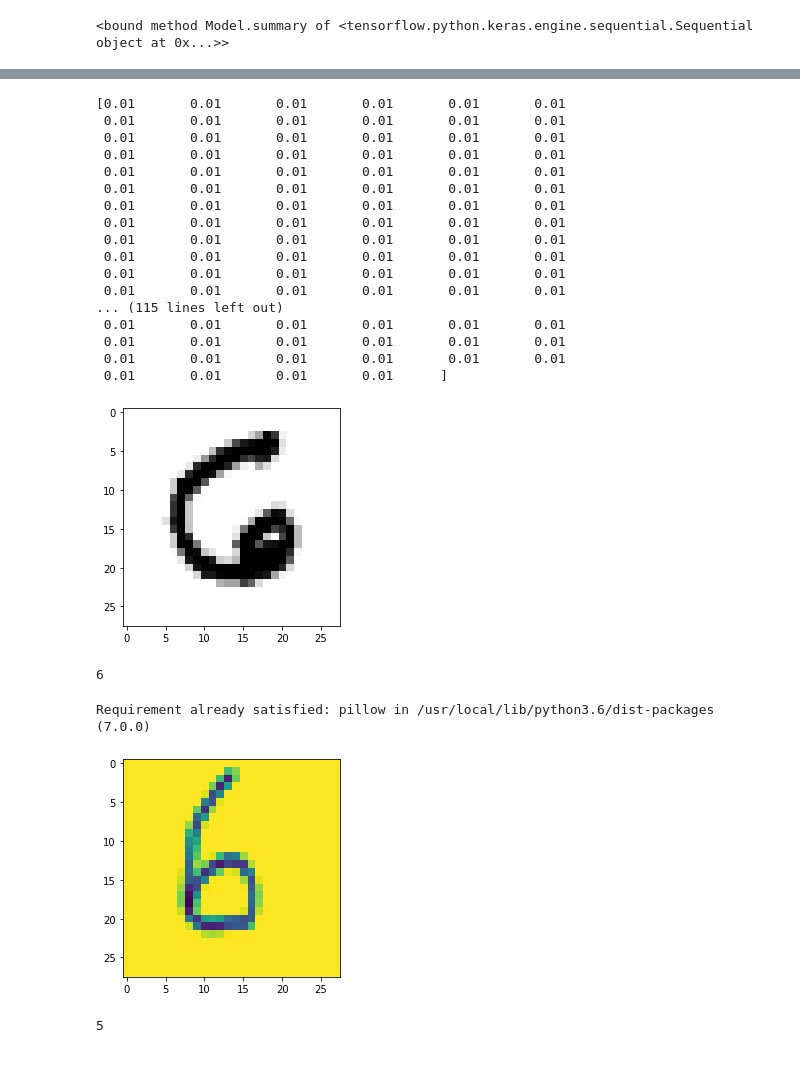
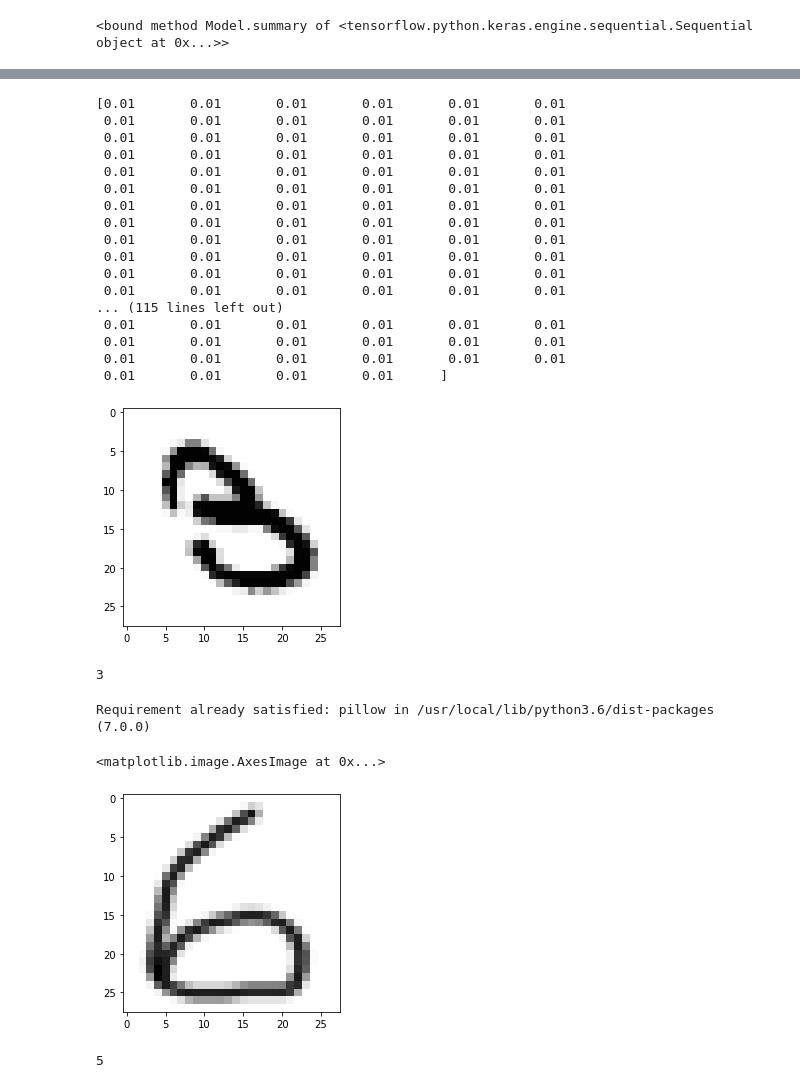
Before and after one commit to rajeshvalluri/MNIST_TF, a Jupyter notebook: MNIST_TF.ipynb, the cells around one changed output, grey strips where cells are left out. Cells and saved outputs as stored; diff of their text form; code cells hidden in the pictures.

```diff
--- a/MNIST_TF.ipynb
+++ b/MNIST_TF.ipynb
@@ -104,6 +104,6 @@ model.evaluate(X_test,y_test)
 # %%
 #Check a couple of images and their corresponding labels.
-plt.pyplot.imshow(X_test[1458].reshape([28,28]),cmap='Greys',interpolation='None')
+plt.pyplot.imshow(X_test[18].reshape([28,28]),cmap='Greys',interpolation='None')
 print(X_test[1458])
 # %% [output]
 [0.01       0.01       0.01       0.01       0.01       0.01
@@ -123,25 +123,26 @@ print(X_test[1458])
  0.01       0.01       0.01       0.01       0.01       0.01
  0.01       0.01       0.01       0.01       0.01       0.01
  0.01       0.01       0.01       0.01      ]
-[figure, old version]
+[figure, new version]
 # %%
-pred_image = np.expand_dims(X_test[1458], axis=0)
+pred_image = np.expand_dims(X_test[18], axis=0)
 np.argmax(model.predict(pred_image))
 # %% [output]
-6
+3
 # %%
 pip install pillow
 # %% [output]
 Requirement already satisfied: pillow in /usr/local/lib/python3.6/dist-packages (7.0.0)
 # %%
-img = Image.open("//content/gdrive/My Drive/MNIST/six.jpg")
+img = Image.open("//content/gdrive/My Drive/MNIST/six_1.jpg")
 img = img.convert("L")
 img = np.array(img.resize((28,28)))
-plt.pyplot.imshow(img)
 img = ((255.0 - img.reshape(784))/255.0 * 0.99 ) + 0.01
+plt.pyplot.imshow(img.reshape((28,28)),cmap='Greys',interpolation='None')
 #print(img)
 # %% [output]
+<matplotlib.image.AxesImage at 0x...>
-[figure, old version]
+[figure, new version]
 # %%
 pred_image = np.expand_dims(img, axis=0)
 np.argmax(model.predict(pred_image))
```
Also changed, not shown: parts of 4 cells of this notebook.
